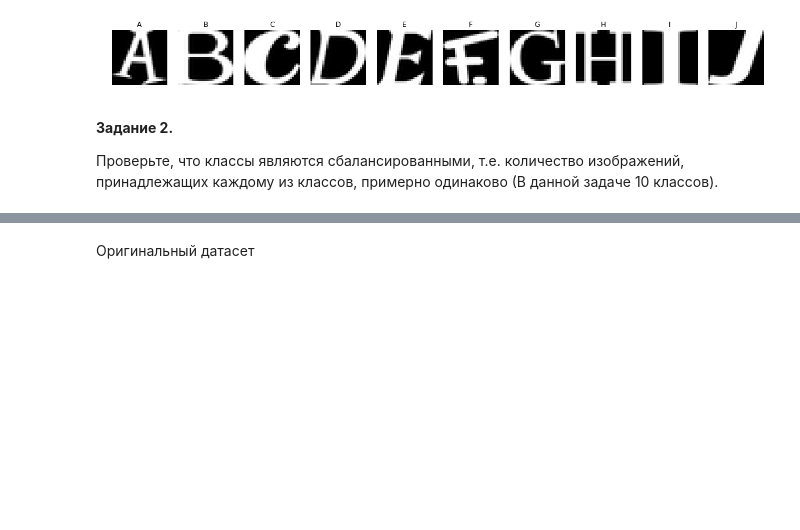
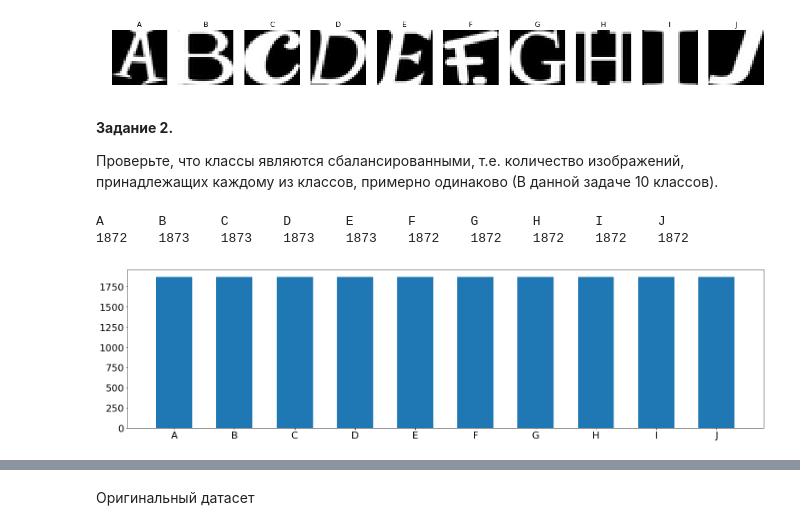
Before and after one commit to lightsuner/bsuir_ml_2, a Jupyter notebook: lab_1/src/book_lab_1_process_data.ipynb, the cells around one changed output, grey strips where cells are left out. Cells and saved outputs as stored; diff of their text form; code cells hidden in the pictures; blank space fills up the shorter version.

```diff
--- a/lab_1/src/book_lab_1_process_data.ipynb
+++ b/lab_1/src/book_lab_1_process_data.ipynb
@@ -234,3 +234,9 @@ def display_balance(data):
 
     ax = fig.add_axes([0,0,1,1])
     ax.bar(chars, counts, width=0.6)
+# %%
+display_balance(small_orig_data)
+# %% [output]
+A       B       C       D       E       F       G       H       I       J
+1872    1873    1873    1873    1873    1872    1872    1872    1872    1872
+[figure, added]
```
Also changed, not shown: parts of 1 cell of this notebook, 2 other files.
